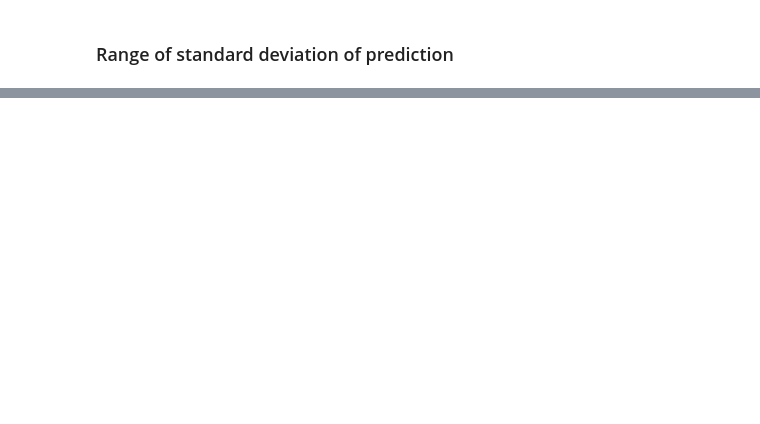
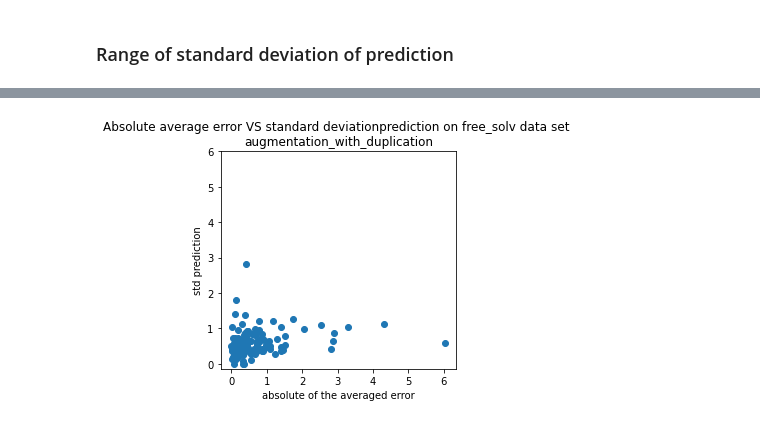
Before and after one commit to volkamerlab/maxsmi, a Jupyter notebook: maxsmi/results_ensemble_learning.ipynb, the cells around one changed output, grey strips where cells are left out. Drawn from its saved outputs; the diff is of its cells as text; code cells hidden in the pictures; blank space fills up the shorter version.

```diff
--- a/maxsmi/results_ensemble_learning.ipynb
+++ b/maxsmi/results_ensemble_learning.ipynb
@@ -255,0 +356,22 @@ plt.show()
+# %%
+fig, ax = plt.subplots()
+x = np.absolute(test_data["target"].values -
+                test_data["average_prediction"].values)
+y = test_data["std_prediction"].values
+
+total_min = min(min(x), min(y))
+total_max = max(max(x), max(y))
+plt.scatter(x, y)
+
+ax.set_xticks(np.arange(np.floor(total_min), np.ceil(total_max), 1))
+ax.set_yticks(np.arange(np.floor(total_min), np.ceil(total_max), 1))
+ax.set_xlabel("absolute of the averaged error")
+ax.set_ylabel("std prediction")
+ax.set_aspect("equal", adjustable="box")
+ax.set_title(f"Absolute average error VS standard deviation"
+             f"prediction on {TASK} data set \n"
+             f"{AUGMENTATION_STRATEGY_TEST}")
+
+plt.show()
+# %% [output]
+[figure, added]
```
Also changed, not shown: parts of 38 cells of this notebook.
